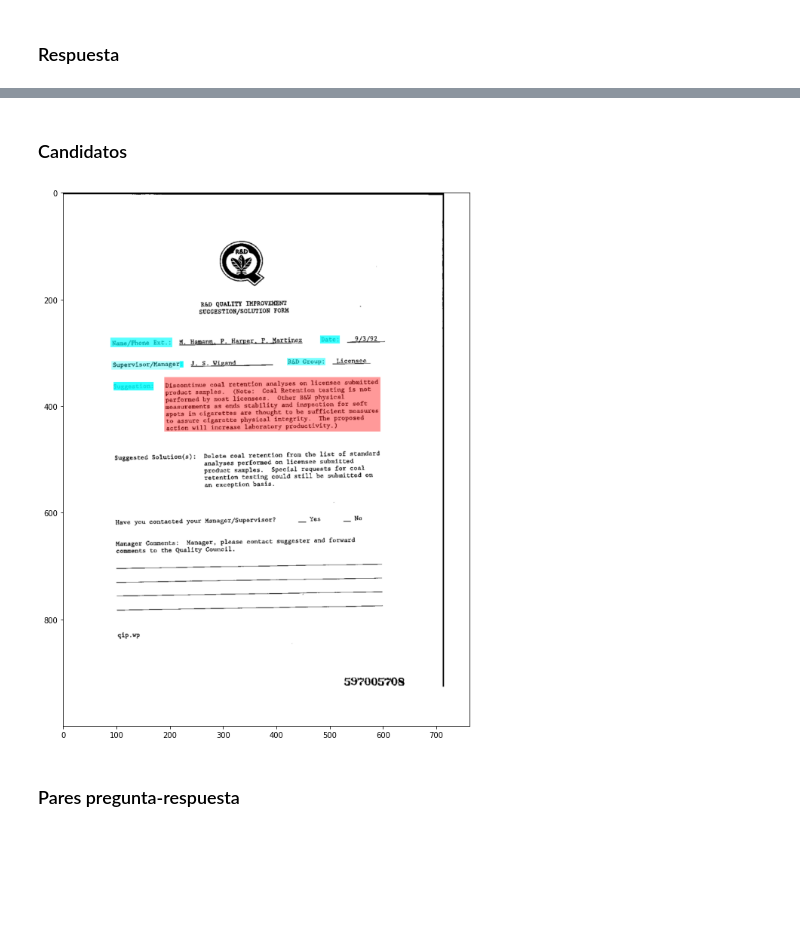
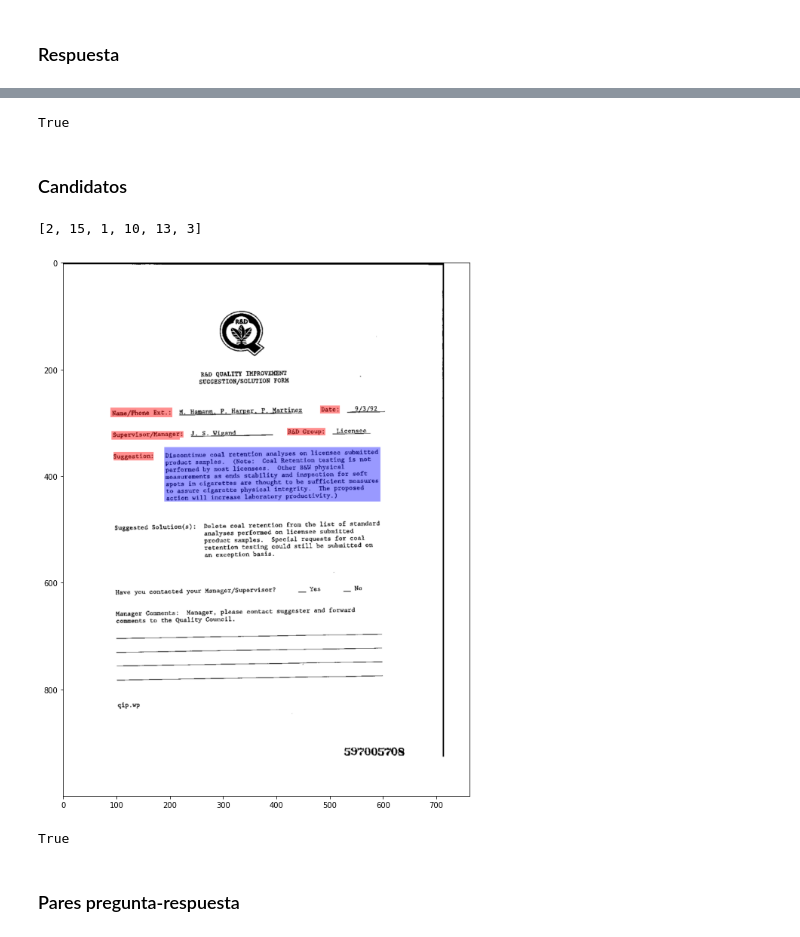
Before and after one commit to mavillot/FUNSD-Entity-Linking, a Jupyter notebook: Paso_a_paso.ipynb, the cells around one changed output, grey strips where cells are left out. Drawn from its saved outputs; the diff is of its cells as text; code cells hidden in the pictures; blank space fills up the shorter version.

```diff
--- a/Paso_a_paso.ipynb
+++ b/Paso_a_paso.ipynb
@@ -140,7 +144,7 @@ for bloque in anot['form']:
   if bloque['id']==16:
     xmin,ymin,xmax,ymax=bloque['box']
     alpha = 0.4
-    cv2.rectangle(overlay,(xmin,ymin),(xmax,ymax),(255,0,0),-1)
+    cv2.rectangle(overlay,(xmin,ymin),(xmax,ymax),(0,0,255),-1)
     image_new = cv2.addWeighted(overlay, alpha, img, 1 - alpha, 0)
 mostrarImagen(image_new)
 # %% [output]
@@ -148,18 +152,30 @@ mostrarImagen(image_new)
+# %%
+cv2.imwrite('image1.jpg',image_new)
+# %% [output]
+True
 # %% [markdown]
 ### Candidatos
+# %%
+preguntas
+# %% [output]
+[2, 15, 1, 10, 13, 3]
 # %%
 overlay = image_new.copy()
 cand,text=orden('dataset/training_data/annotations/0000971160.json')
 preguntas=cand[16]
 for bloque in anot['form']:
   if bloque['id'] in preguntas:
     xmin,ymin,xmax,ymax=bloque['box']
     alpha = 0.3
-    cv2.rectangle(overlay,(xmin,ymin),(xmax,ymax),(0,255,255),-1)
-    image_new = cv2.addWeighted(overlay, alpha, image_new, 1 - alpha, 0)
+    cv2.rectangle(overlay,(xmin,ymin),(xmax,ymax),(255,0,0),-1)
+image_new = cv2.addWeighted(overlay, alpha, image_new, 1 - alpha, 0)
 mostrarImagen(image_new)
 # %% [output]
-[figure, old version]
+[figure, new version]
+# %%
+cv2.imwrite('image2.jpg',image_new)
+# %% [output]
+True
 # %% [markdown]
 ### Pares pregunta-respuesta
 # %%
```
Also changed, not shown: parts of 9 cells of this notebook.
